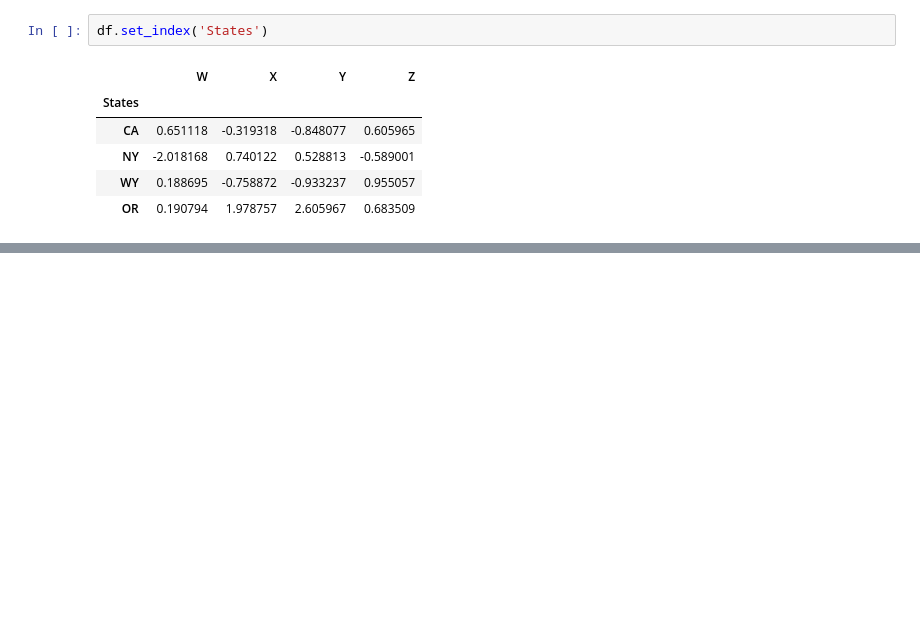
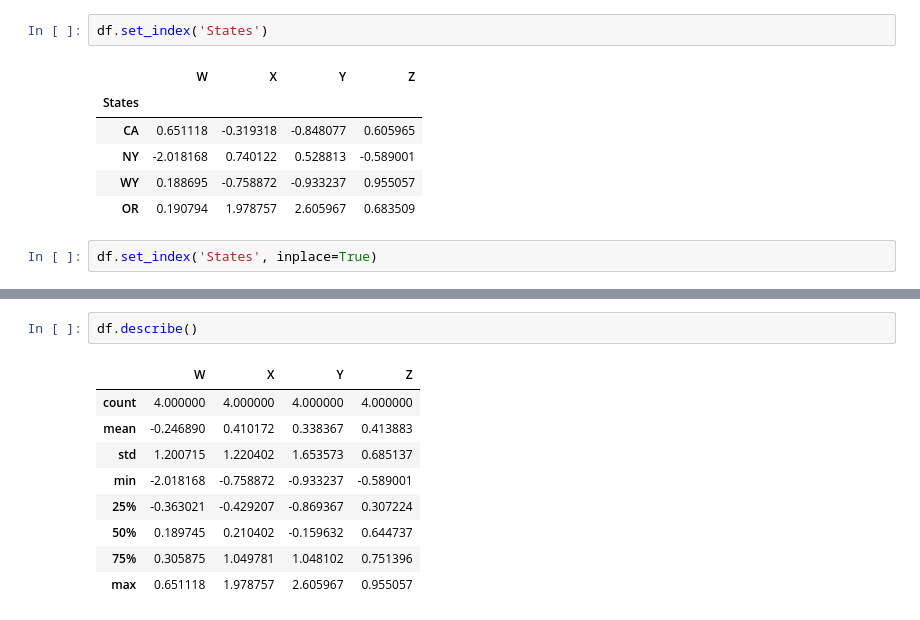
Before and after one commit to sfefilatyev/pytorch_samples, a Jupyter notebook: section1/PYTORCH_NOTEBOOKS/section2_pandas_data_frames.ipynb, the cells around one changed output, grey strips where cells are left out. Drawn from its saved outputs; the diff is of its cells as text; blank space fills up the shorter version.

```diff
--- a/section1/PYTORCH_NOTEBOOKS/section2_pandas_data_frames.ipynb
+++ b/section1/PYTORCH_NOTEBOOKS/section2_pandas_data_frames.ipynb
@@ -276,3 +276,5 @@ df.set_index('States')
 | NY | -2.018168 | 0.740122 | 0.528813 | -0.589001 |
 | WY | 0.188695 | -0.758872 | -0.933237 | 0.955057 |
 | OR | 0.190794 | 1.978757 | 2.605967 | 0.683509 |
+# %%
+df.set_index('States', inplace=True)
@@ -278,0 +310,12 @@ df.set_index('States')
+# %%
+df.describe()
+# %% [output]
+|  | W | X | Y | Z |
+| count | 4.000000 | 4.000000 | 4.000000 | 4.000000 |
+| mean | -0.246890 | 0.410172 | 0.338367 | 0.413883 |
+| std | 1.200715 | 1.220402 | 1.653573 | 0.685137 |
+| min | -2.018168 | -0.758872 | -0.933237 | -0.589001 |
+| 25% | -0.363021 | -0.429207 | -0.869367 | 0.307224 |
+| 50% | 0.189745 | 0.210402 | -0.159632 | 0.644737 |
+| 75% | 0.305875 | 1.049781 | 1.048102 | 0.751396 |
+| max | 0.651118 | 1.978757 | 2.605967 | 0.955057 |
```
Also changed, not shown: parts of 6 cells of this notebook.
